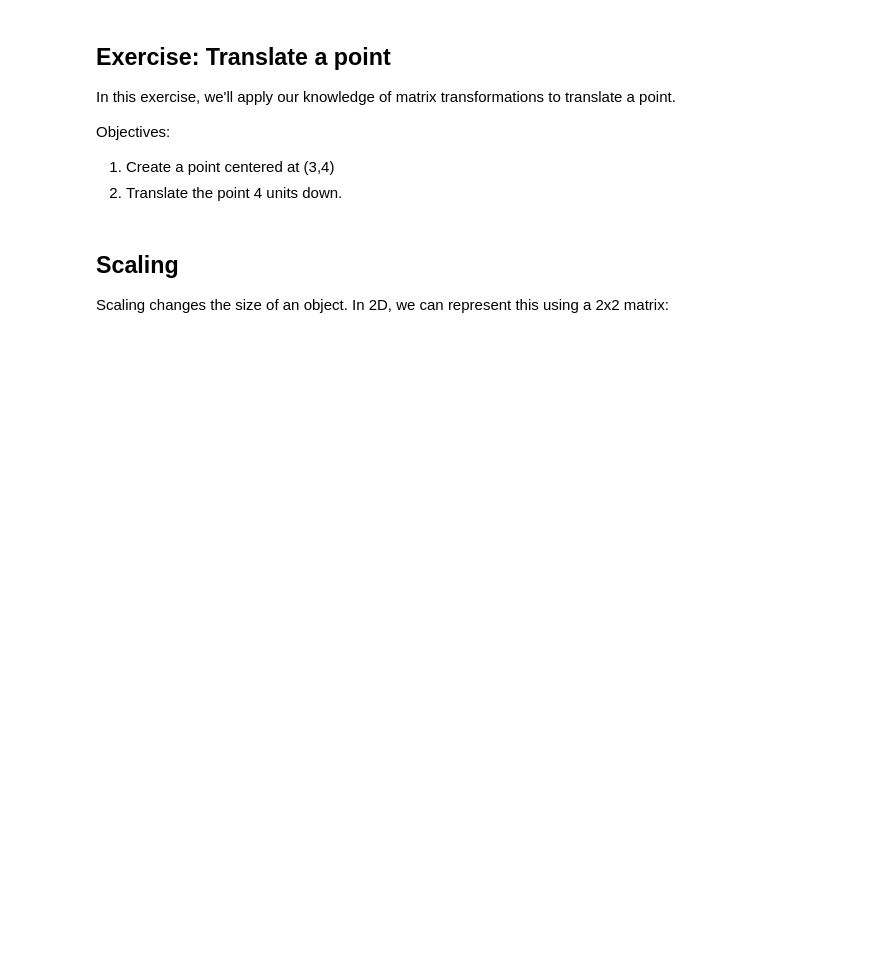
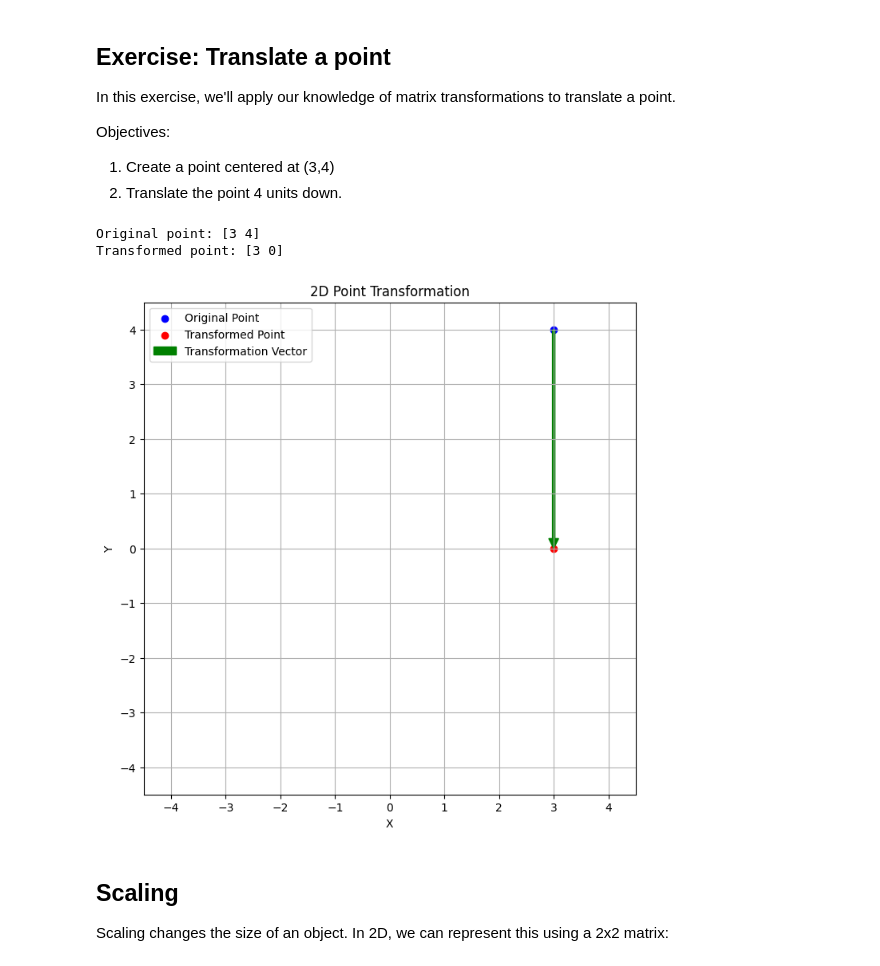
Before and after one commit to maanyavi/bme3053c, a Jupyter notebook: lessons-solved/06_Matrix_Transformations.ipynb, the cells around one changed output. Drawn from its saved outputs; the diff is of its cells as text; code cells hidden in the pictures; blank space fills up the shorter version.

```diff
--- a/lessons-solved/06_Matrix_Transformations.ipynb
+++ b/lessons-solved/06_Matrix_Transformations.ipynb
@@ -159,9 +181,13 @@ Objectives:
 # %%
 point = np.array([3,4])
 
-translation = translate_2d(0,-4)
+translation = translate(0,-4)
 
 homogeneous_point = np.append(point, 1)
 
 new_point = (translation @ homogeneous_point)[:2]
 visualize_transformation(point, new_point)
+# %% [output]
+Original point: [3 4]
+Transformed point: [3 0]
+[figure, added]
```
Also changed, not shown: parts of 22 cells of this notebook.
